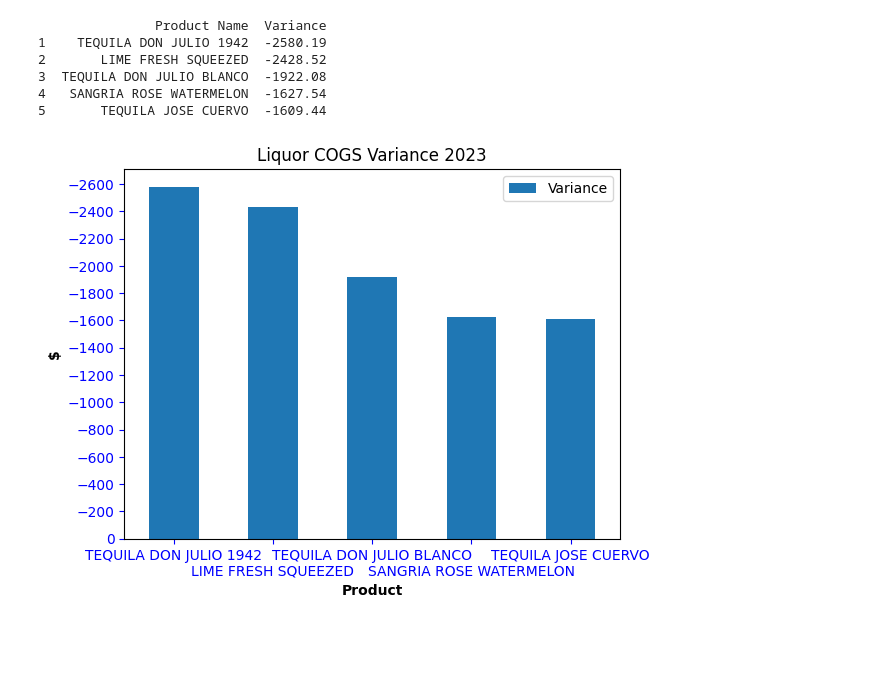
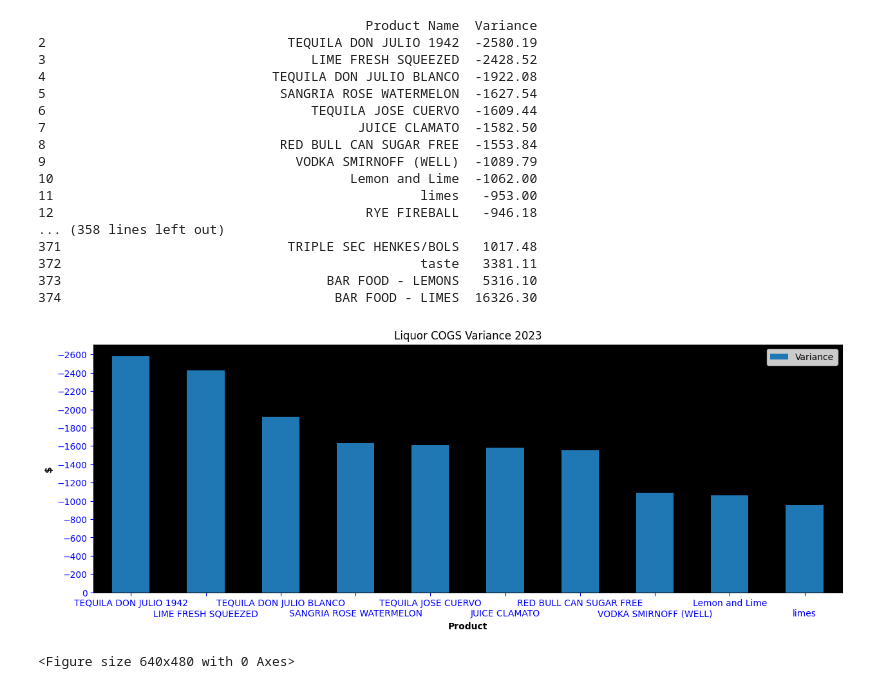
Before and after one commit to Djbraun12/ResturantDataProject, a Jupyter notebook: Document Reader LIQUOR.ipynb, the cells around one changed output. Drawn from its saved outputs; the diff is of its cells as text; code cells hidden in the pictures; blank space fills up the shorter version.

```diff
--- a/Document Reader LIQUOR.ipynb
+++ b/Document Reader LIQUOR.ipynb
@@ -1,41 +1,62 @@
 # %%
 import csv
 import pandas as pd
 import matplotlib.pyplot as plt
 import numpy as np
 import matplotlib as mpl
-from fuzzywuzzy import fuzz
-from fuzzywuzzy import process
+
 
 pd.set_option('display.max_rows', None)
 %run DocumentCleaner.ipynb
-
 
 LDATA = DocClean("LiquorYear2023.csv")
 
 
 LDATA['Variance'] = LDATA['Variance'].str.replace(',', '').astype(float)
 LDATA['Product Name'] = LDATA["Product Name"].str.replace("BAR PREP PORTION 1L ", '')
 LDATA['Product Name'] = LDATA["Product Name"].str.replace("BAR PREP PREMIX JUICE ", '')
 LDATA['Product Name'] = LDATA["Product Name"].str.replace(" TRADICIONAL  SILVER", '')
-ax = LDATA.head(5).plot.bar(x = "Product Name", y = "Variance", rot = 0)
+LDATA['Product Name'] = LDATA["Product Name"].str.replace(" RED LABEL", '')
+
+LDATA = LDATA.groupby(LDATA["Product Name"]).agg({"Variance": 'sum'}).sort_values("Variance").reset_index()
+
+LDATA.drop([0,1], axis = 0, inplace = True)
+
+ax = LDATA.head(10).plot.bar(x = "Product Name", y = "Variance", rot = 0, figsize = (15, 5))
 for tick in ax.xaxis.get_major_ticks()[1::2]:
     tick.set_pad(15)
 ax.set_ylim(ax.get_ylim()[::-1])
-print(LDATA.head())
+
 
 
 plt.title("Liquor COGS Variance 2023")
 plt.xlabel('Product',fontweight='bold')
 plt.ylabel('$',fontweight='bold')
 plt.tick_params(axis = 'x', labelsize = 10, colors = 'blue')
 plt.tick_params(axis = 'y', labelsize = 10, colors = 'blue')
 plt.locator_params(axis='y', nbins = 20)
+
+
+ax.set_facecolor('black')
+
+print(LDATA)
 # %% [output]
-               Product Name  Variance
-1    TEQUILA DON JULIO 1942  -2580.19
-2       LIME FRESH SQUEEZED  -2428.52
-3  TEQUILA DON JULIO BLANCO  -1922.08
-4   SANGRIA ROSE WATERMELON  -1627.54
-5       TEQUILA JOSE CUERVO  -1609.44
+                                          Product Name  Variance
+2                               TEQUILA DON JULIO 1942  -2580.19
+3                                  LIME FRESH SQUEEZED  -2428.52
+4                             TEQUILA DON JULIO BLANCO  -1922.08
+5                              SANGRIA ROSE WATERMELON  -1627.54
+6                                  TEQUILA JOSE CUERVO  -1609.44
+7                                        JUICE CLAMATO  -1582.50
+8                              RED BULL CAN SUGAR FREE  -1553.84
+9                                VODKA SMIRNOFF (WELL)  -1089.79
+10                                      Lemon and Lime  -1062.00
+11                                               limes   -953.00
+12                                        RYE FIREBALL   -946.18
+... (358 lines left out)
+371                             TRIPLE SEC HENKES/BOLS   1017.48
+372                                              taste   3381.11
+373                                  BAR FOOD - LEMONS   5316.10
+374                                   BAR FOOD - LIMES  16326.30
-[figure, old version]
+[figure, new version]
+<Figure size 640x480 with 0 Axes>
```
Also changed, not shown: 2 other files.
